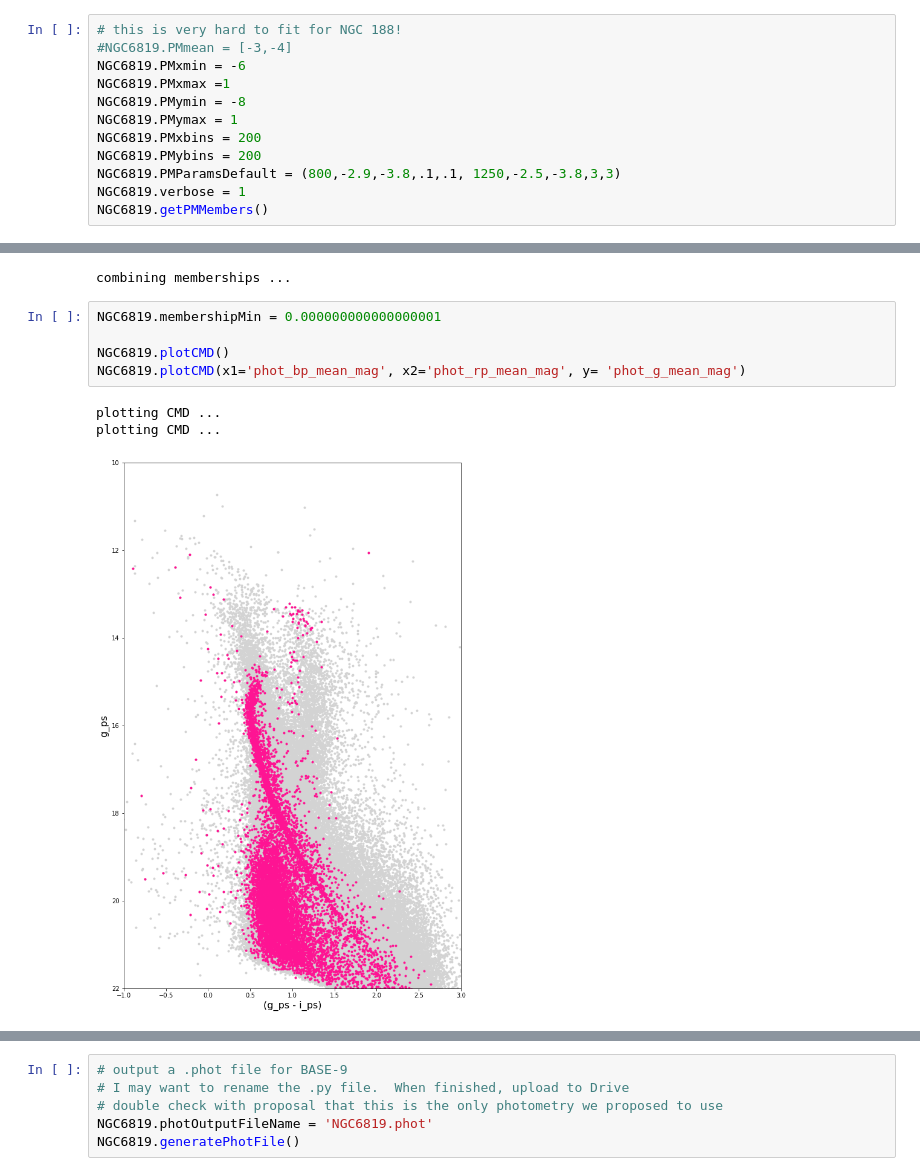
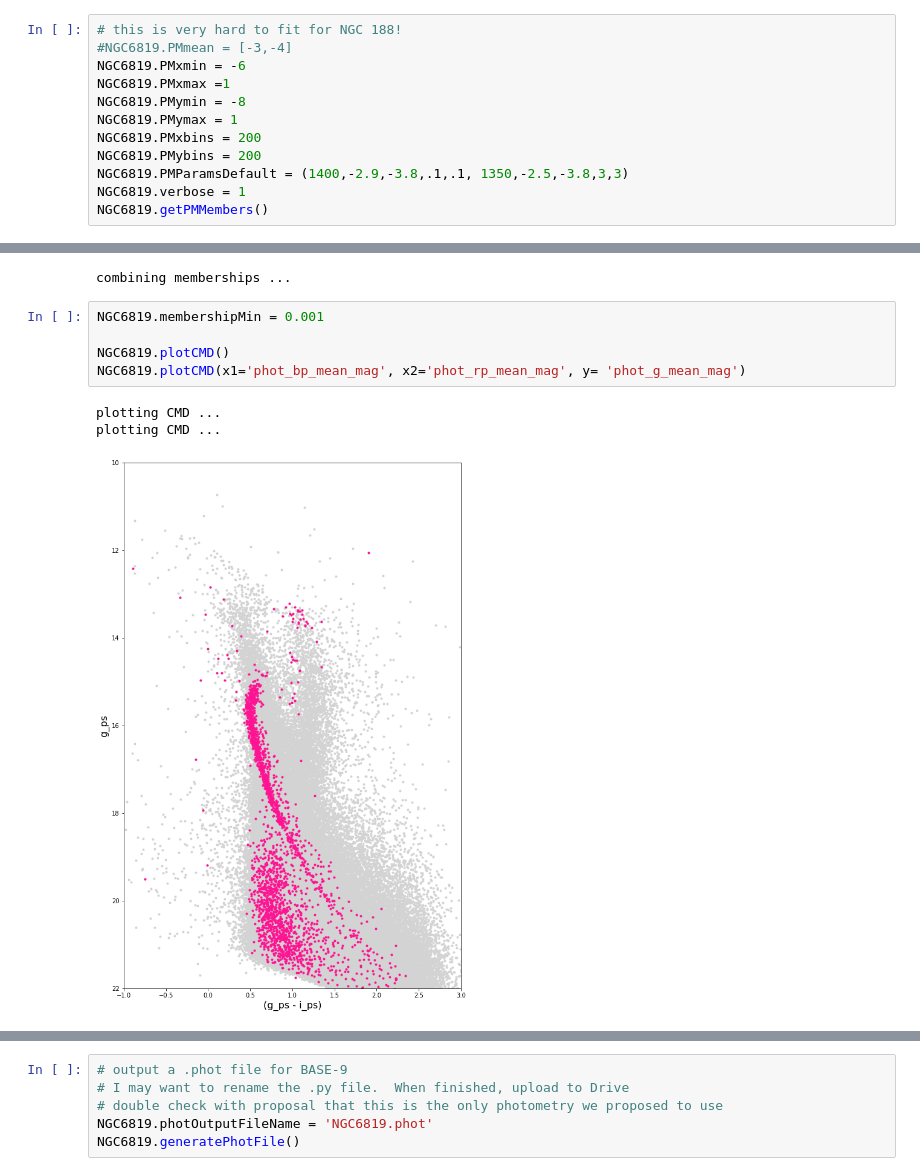
Before and after one commit to Clairezy/BASE9_utils, a Jupyter notebook: getGaiaData/genBASE9PhotFile.ipynb, the cells around one changed output, grey strips where cells are left out. Cells and saved outputs as stored; diff of their text form.

```diff
--- a/getGaiaData/genBASE9PhotFile.ipynb
+++ b/getGaiaData/genBASE9PhotFile.ipynb
@@ -139,7 +139,7 @@ NGC6819.PMymin = -8
 NGC6819.PMymax = 1
 NGC6819.PMxbins = 200
 NGC6819.PMybins = 200
-NGC6819.PMParamsDefault = (800,-2.9,-3.8,.1,.1, 1250,-2.5,-3.8,3,3)
+NGC6819.PMParamsDefault = (1400,-2.9,-3.8,.1,.1, 1350,-2.5,-3.8,3,3)
 NGC6819.verbose = 1
 NGC6819.getPMMembers()
 # %% [output]
@@ -173,11 +174,11 @@ NGC6819.combineMemberships()
 # %% [output]
 combining memberships ...
 # %%
-NGC6819.membershipMin = 0.000000000000000001
+NGC6819.membershipMin = 0.001
 
 NGC6819.plotCMD()
 NGC6819.plotCMD(x1='phot_bp_mean_mag', x2='phot_rp_mean_mag', y= 'phot_g_mean_mag')
 # %% [output]
 plotting CMD ...
 plotting CMD ...
-[figure, old version]
+[figure, new version]
```
Also changed, not shown: parts of 5 cells of this notebook, 5 other files.
